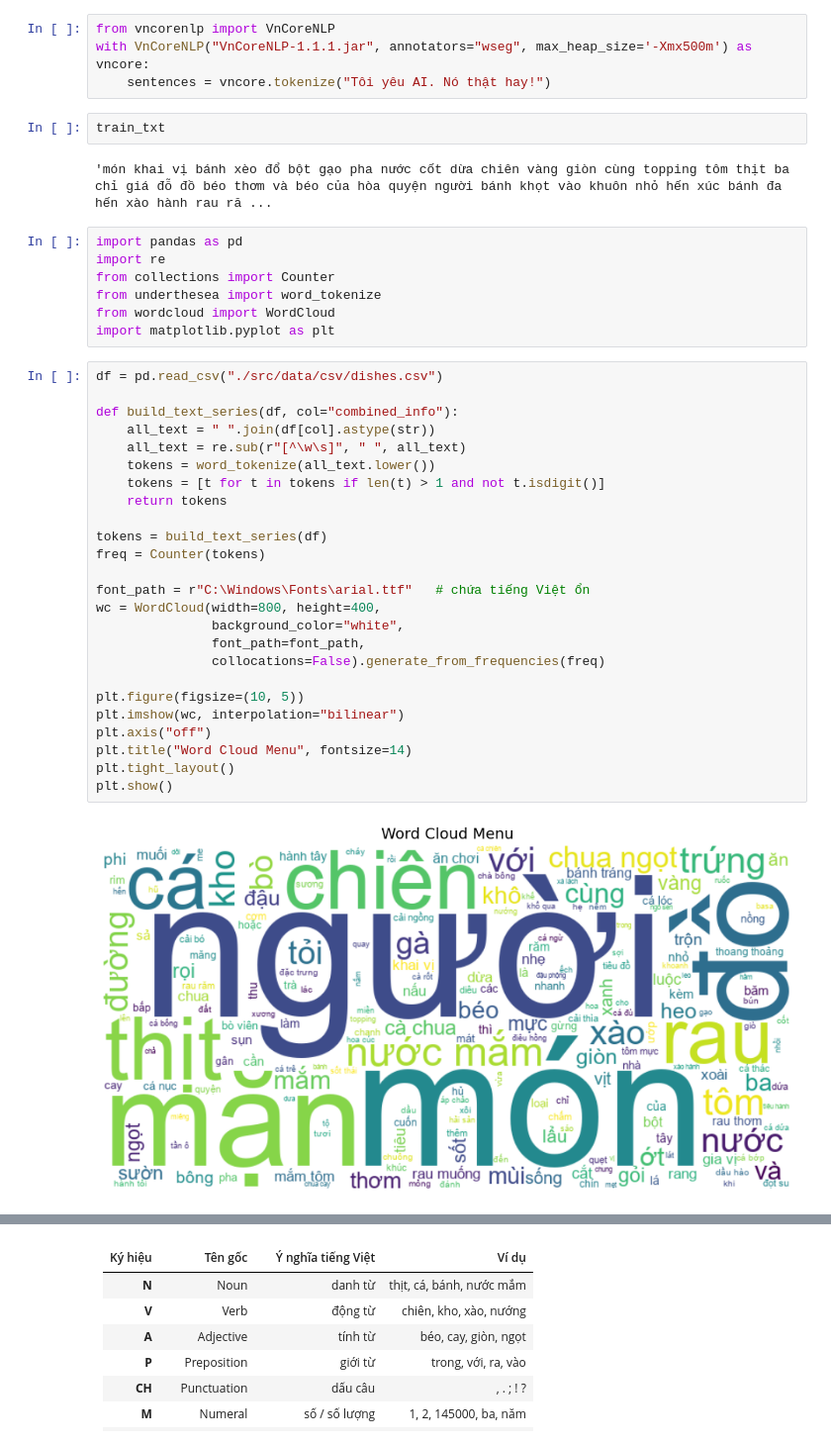
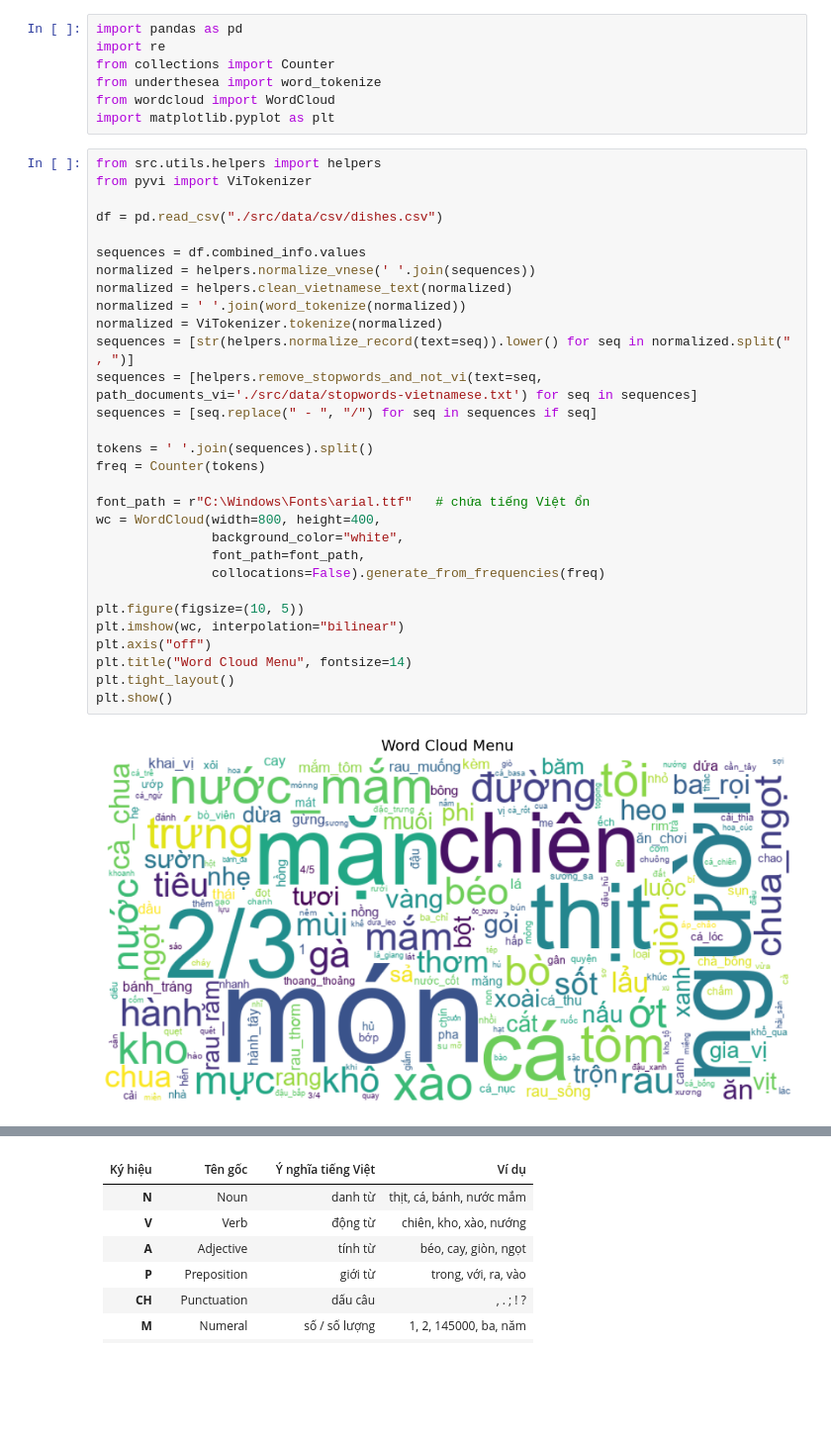
Before and after one commit to thanhhuynhk17/graph_rag, a Jupyter notebook: dev.ipynb, the cells around one changed output, grey strips where cells are left out. Shown at 99% size. Saved outputs shown, nothing was run; the diff lists cells and outputs as text; blank space fills up the shorter version.

```diff
--- a/dev.ipynb
+++ b/dev.ipynb
@@ -98,11 +6,3 @@ sentences
-# %%
-from vncorenlp import VnCoreNLP
-with VnCoreNLP("VnCoreNLP-1.1.1.jar", annotators="wseg", max_heap_size='-Xmx500m') as vncore:
-    sentences = vncore.tokenize("Tôi yêu AI. Nó thật hay!")
-# %%
-train_txt
-# %% [output]
-'món khai vị bánh xèo đổ bột gạo pha nước cốt dừa chiên vàng giòn cùng topping tôm thịt ba chỉ giá đỗ đồ béo thơm và béo của hòa quyện người bánh khọt vào khuôn nhỏ hến xúc bánh đa hến xào hành rau ră ...
 # %%
 import pandas as pd
 import re
@@ -111,31 +11,36 @@ from underthesea import word_tokenize
 from wordcloud import WordCloud
 import matplotlib.pyplot as plt
 # %%
+from src.utils.helpers import helpers
+from pyvi import ViTokenizer
+
 df = pd.read_csv("./src/data/csv/dishes.csv")
 
-def build_text_series(df, col="combined_info"):
-    all_text = " ".join(df[col].astype(str))
-    all_text = re.sub(r"[^\w\s]", " ", all_text)
-    tokens = word_tokenize(all_text.lower())
-    tokens = [t for t in tokens if len(t) > 1 and not t.isdigit()]
-    return tokens
+sequences = df.combined_info.values
+normalized = helpers.normalize_vnese(' '.join(sequences))
+normalized = helpers.clean_vietnamese_text(normalized)
+normalized = ' '.join(word_tokenize(normalized))
+normalized = ViTokenizer.tokenize(normalized)
+sequences = [str(helpers.normalize_record(text=seq)).lower() for seq in normalized.split(" , ")]
+sequences = [helpers.remove_stopwords_and_not_vi(text=seq, path_documents_vi='./src/data/stopwords-vietnamese.txt') for seq in sequences]
+sequences = [seq.replace(" - ", "/") for seq in sequences if seq]
 
-tokens = build_text_series(df)
+tokens = ' '.join(sequences).split()
 freq = Counter(tokens)
 
 font_path = r"C:\Windows\Fonts\arial.ttf"   # chứa tiếng Việt ổn
 wc = WordCloud(width=800, height=400,
                background_color="white",
                font_path=font_path,
                collocations=False).generate_from_frequencies(freq)
 
 plt.figure(figsize=(10, 5))
 plt.imshow(wc, interpolation="bilinear")
 plt.axis("off")
 plt.title("Word Cloud Menu", fontsize=14)
 plt.tight_layout()
 plt.show()
 # %% [output]
-[figure, old version]
+[figure, new version]
 # %%
 print("Word total", freq.total())
```
Also changed, not shown: parts of 31 cells of this notebook, 11 other files.
